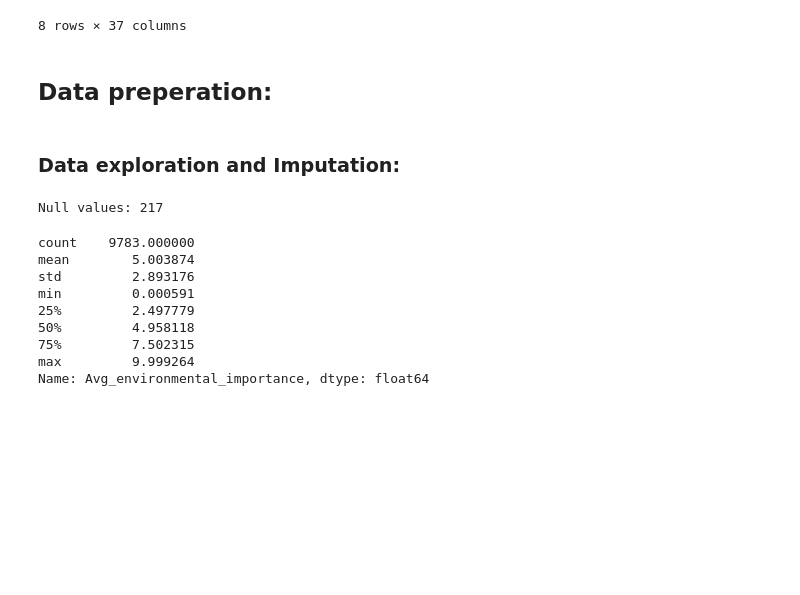
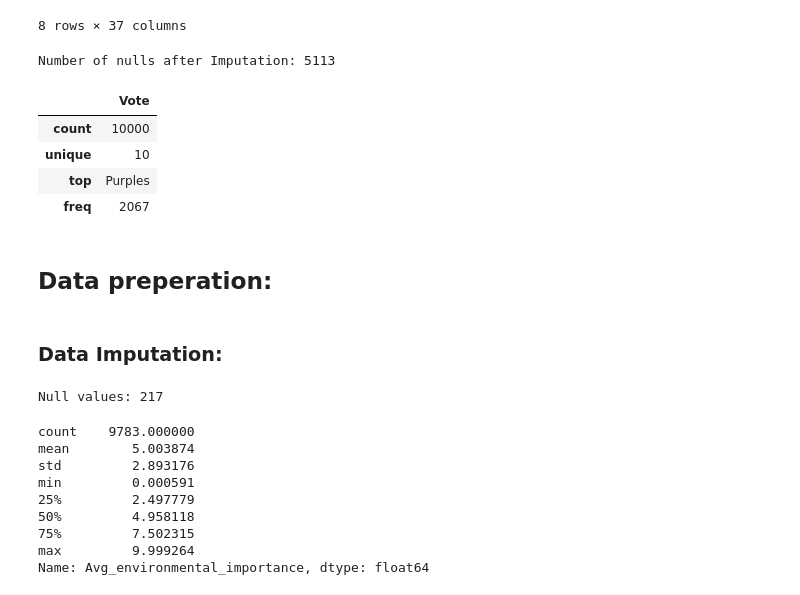
Before and after one commit to odedgolden/Machine-Learning, a Jupyter notebook: ML_ex2/ML_ex2.ipynb, the cells around one changed output. Saved outputs shown, nothing was run; the diff lists cells and outputs as text; code cells hidden in the pictures; blank space fills up the shorter version.

Commit message:
Finished data exploration.

```diff
--- a/ML_ex2/ML_ex2.ipynb
+++ b/ML_ex2/ML_ex2.ipynb
@@ -182,10 +194,22 @@ data.describe()
 | 75% | 8.000000 | 708.293034 | 86099.873686 | 235.848891 | ... |
 | max | 10.000000 | 2305.237140 | 560309.089996 | 768.412380 | ... |
 8 rows × 37 columns
+# %%
+print("Number of nulls after Imputation: "+str(data.isnull().sum().sum()))
+# %% [output]
+Number of nulls after Imputation: 5113
+# %%
+data.select_dtypes(exclude=['floating','int']).describe()
+# %% [output]
+|  | Vote |
+| count | 10000 |
+| unique | 10 |
+| top | Purples |
+| freq | 2067 |
 # %% [markdown]
 ## Data preperation:
 # %% [markdown]
-### Data exploration and Imputation:
+### Data Imputation:
 # %%
 print('Null values: '+str(data['Avg_environmental_importance'].isnull().sum()))
 data['Avg_environmental_importance'].hist()
```
Also changed, not shown: parts of 16 cells of this notebook.
